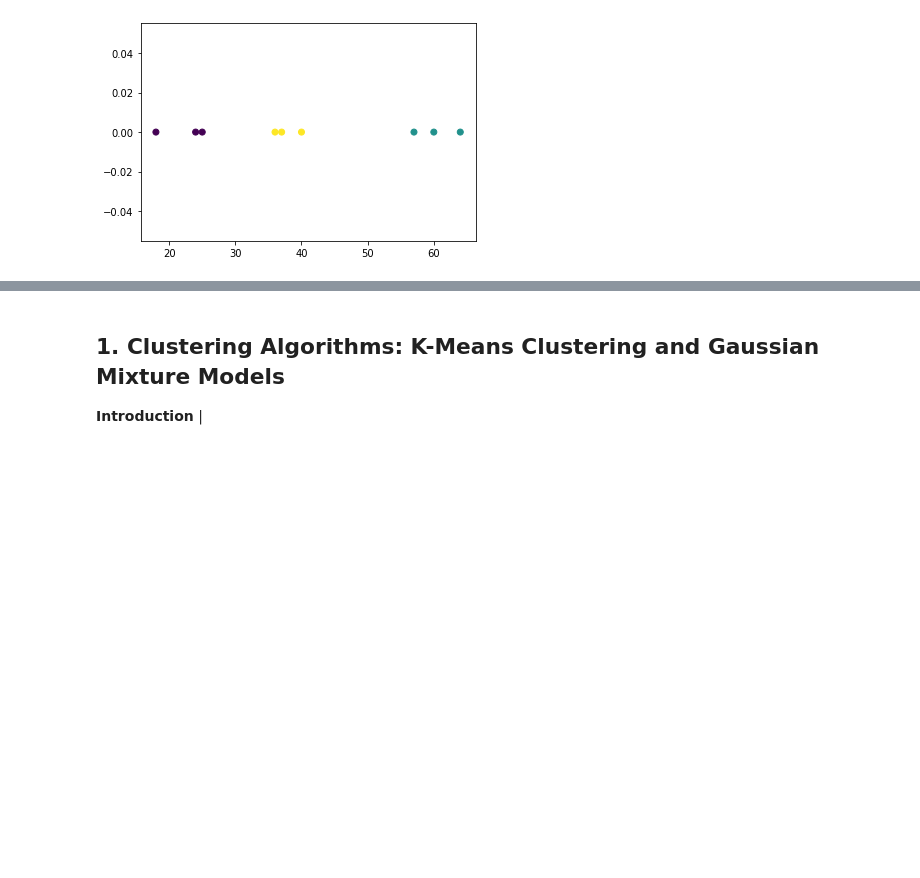
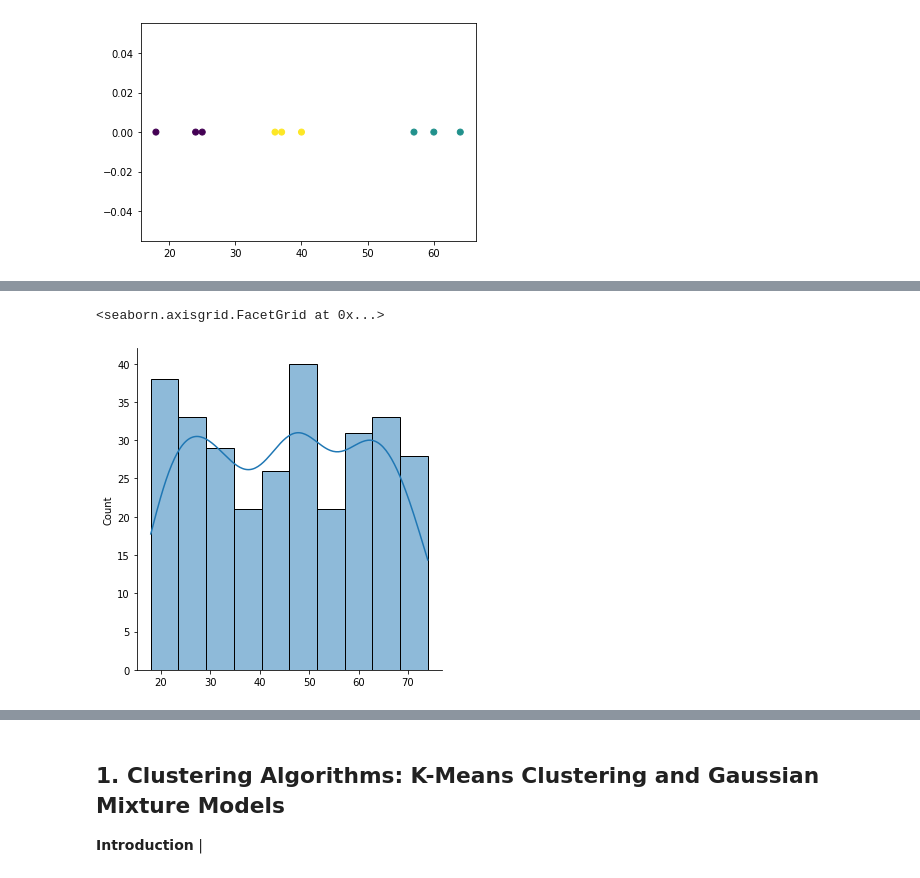
Before and after one commit to tiroger/DS-concepts, a Jupyter notebook: ml_algorithms/Gaussian_Mixture_Models.ipynb, the cells around one changed output, grey strips where cells are left out. Drawn from its saved outputs; the diff is of its cells as text; code cells hidden in the pictures; blank space fills up the shorter version.

```diff
--- a/ml_algorithms/Gaussian_Mixture_Models.ipynb
+++ b/ml_algorithms/Gaussian_Mixture_Models.ipynb
@@ -333,0 +464,5 @@ True
+# %%
+sns.displot(all_ages, kde=True)
+# %% [output]
+<seaborn.axisgrid.FacetGrid at 0x...>
+[figure, added]
```
Also changed, not shown: parts of 10 cells of this notebook.
